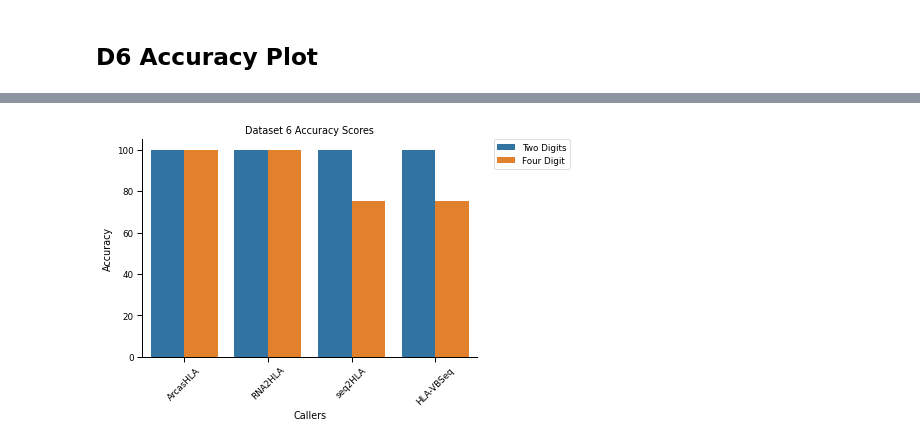
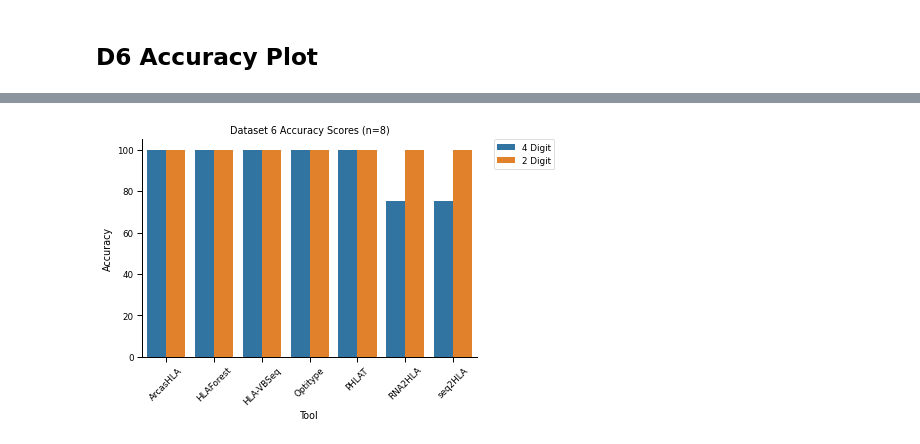
Before and after one commit to ydottie/hlaproject, a Jupyter notebook: notebooks/FINAL_accuracy_all_datasets.ipynb, the cells around one changed output, grey strips where cells are left out. Cells and saved outputs as stored; diff of their text form; code cells hidden in the pictures.

```diff
--- a/notebooks/FINAL_accuracy_all_datasets.ipynb
+++ b/notebooks/FINAL_accuracy_all_datasets.ipynb
@@ -981,7 +1011,9 @@ scores=[]
 for i in tool_list:
     score=d6_accuracy(i)
     scores.append(score)
-col_names=['Tool','4 Digit','2 Digit']
+col_names=['Tool','4 Digit','2 Digit','Num Samples','Two Digit Hits','Four Digit Hits']
 df6=pd.DataFrame(scores,columns=col_names)
+df6['Dataset'] ='D6'
+df6['Class'] ='Class 1'
 df6
 # %% [output]
@@ -995,0 +1030,3 @@ df6
+# %%
+df_accuracy=pd.concat([df1,df2_class1,df2_class2,df3,df4,df5,df6])
+df_accuracy
@@ -2057,13 +2135,0 @@ plt.savefig('../Figures/2dig_accuracy.png',bbox_inches ="tight",dpi=300)
-# %%
-sns.set_context("paper")
-sns.color_palette("pastel")
-ax=sns.barplot(x='Value',y='Callers', hue='Class', data=df_classes.loc[df_classes['Variable'] == 'Four Digit'])
-ax.set_yticklabels(['ArcasHLA', 'HLAForest','HLA-VBSeq','Optitype','PHLAT','RNA2HLA','seq2HLA'])
-#['arcas', 'hlaforest', 'hlavbseq', 'optitype', 'phlat', 'rna2hla', 'seq2hla']
-# Put the legend out of the figure
-ax.set_ylabel("Callers")
-ax.set_xlabel("Accuracy")
-ax.set_title("2 Digit Resolution Accuracy Scores Across Datasets 1-6 (n=590)")
-plt.legend(bbox_to_anchor=(1.05, 1), loc=2, borderaxespad=0.)
-sns.despine()
-plt.savefig('../Figures/4dig_accuracy.png',bbox_inches ="tight",dpi=300)
@@ -2258,0 +2363,5 @@ df6['Value'] = df6['Value'].astype(float)
+# %%
+df6=df_accuracy.loc[df_accuracy['Dataset']=='D6']
+df6=df6.melt(id_vars=['Tool','Dataset','Num Samples','Two Digit Hits','Four Digit Hits','Class']).rename(columns=str.title)
+df6['Value'] = df6['Value'].astype(float)
+df6
@@ -2259,13 +2384,13 @@ df6['Value'] = df6['Value'].astype(float)
 # %%
 sns.set_context("paper")
 sns.color_palette("pastel")
-ax=sns.barplot(x='Callers',y='Value', hue='Variable', data=df6)
-ax.set_xticklabels(['ArcasHLA','RNA2HLA','seq2HLA','HLA-VBSeq'],rotation=45)
+ax=sns.barplot(x='Tool',y='Value', hue='Variable', data=df6)
+ax.set_xticklabels(['ArcasHLA', 'HLAForest', 'HLA-VBSeq','Optitype','PHLAT','RNA2HLA','seq2HLA'],rotation=45)
 # Put the legend out of the figure
 ax.set_ylabel("Accuracy")
-ax.set_title("Dataset 6 Accuracy Scores")
+ax.set_title("Dataset 6 Accuracy Scores (n=8)")
 plt.legend(bbox_to_anchor=(1.05, 1), loc=2, borderaxespad=0.)
 sns.despine()
-plt.savefig('/content/gdrive/MyDrive/HLA_analysis/Figures/d6_accuracy.png',bbox_inches ="tight")
+plt.savefig('../Figures/d6_accuracy.png',bbox_inches ="tight")
 # %% [output]
-[figure, old version]
+[figure, new version]
```
Also changed, not shown: parts of 43 cells of this notebook, 10 other files.
